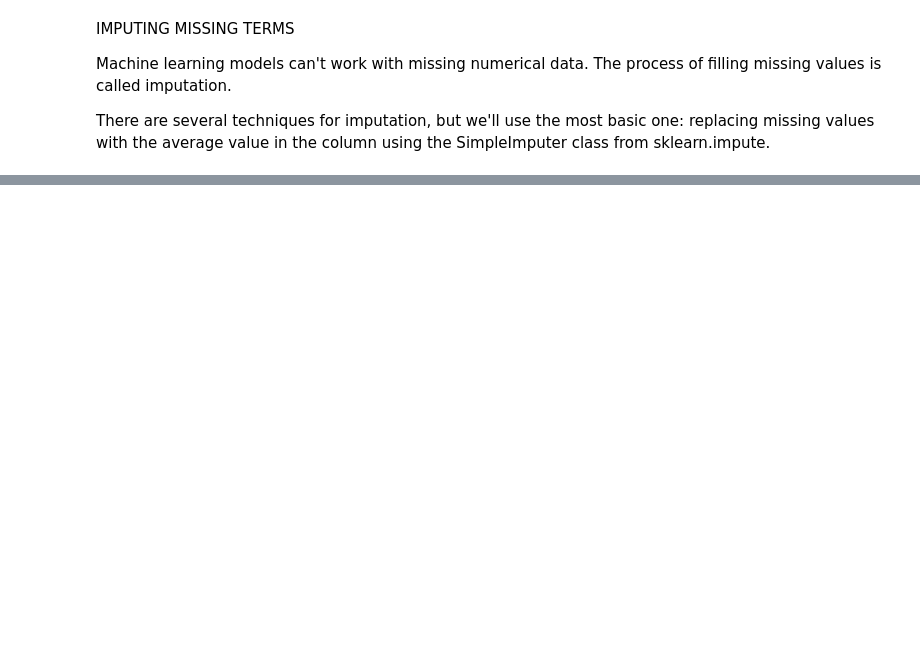
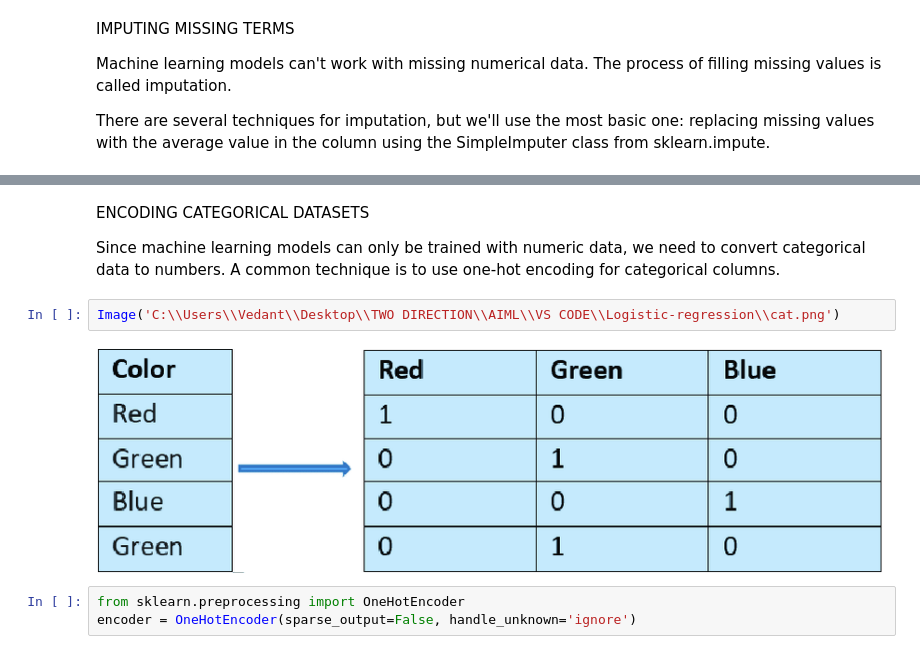
Before and after one commit to toRK25/Logistic-regression, a Jupyter notebook: pakoda.ipynb, the cells around one changed output, grey strips where cells are left out. Cells and saved outputs as stored; diff of their text form; blank space fills up the shorter version.

```diff
--- a/pakoda.ipynb
+++ b/pakoda.ipynb
@@ -161,0 +210,11 @@ There are several techniques for imputation, but we'll use the most basic one: r
+# %% [markdown]
+ENCODING CATEGORICAL DATASETS
+
+Since machine learning models can only be trained with numeric data, we need to convert categorical data to numbers. A common technique is to use one-hot encoding for categorical columns.
+# %%
+Image('C:\\Users\\Vedant\\Desktop\\TWO DIRECTION\\AIML\\VS CODE\\Logistic-regression\\cat.png')
+# %% [output]
+[figure, added]
+# %%
+from sklearn.preprocessing import OneHotEncoder
+encoder = OneHotEncoder(sparse_output=False, handle_unknown='ignore')
```
Also changed, not shown: parts of 19 cells of this notebook, 1 other file.
